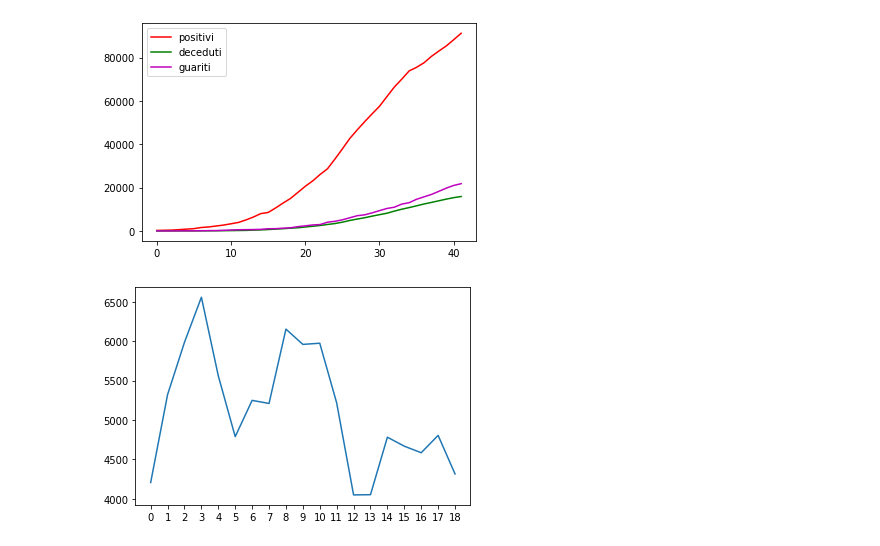
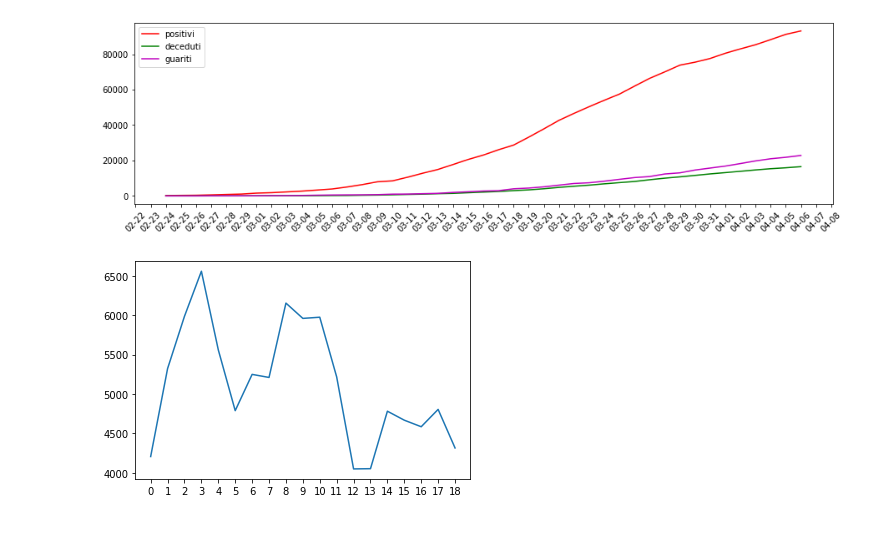
Before and after one commit to Bertonc98/BadCharts, a Jupyter notebook: covid_charts.ipynb, the cells around one changed output. Saved outputs shown, nothing was run; the diff lists cells and outputs as text; code cells hidden in the pictures.

Commit message:
Date on x axis

```diff
--- a/covid_charts.ipynb
+++ b/covid_charts.ipynb
@@ -5,6 +7,13 @@ import pandas as pd
 # %%
-csv = pd.read_csv('https://raw.githubusercontent.com/pcm-dpc/COVID-19/master/dati-andamento-nazionale/dpc-covid19-ita-andamento-nazionale.csv')
+
+csv = pd.read_csv('https://raw.githubusercontent.com/pcm-dpc/COVID-19/master/dati-andamento-nazionale/dpc-covid19-ita-andamento-nazionale.csv', error_bad_lines=False)
+
 date = csv['data']
 pos = csv['totale_positivi']
 dec = csv['deceduti']
 gua = csv['dimessi_guariti']
+# %%
+dates=csv['data']
+x_values = [d[:d.find('T')] for d in dates ]
+x_values = [datetime.datetime.strptime(d,"%Y-%m-%d").date() for d in x_values]
+x_values
@@ -11,12 +38,19 @@ gua = csv['dimessi_guariti']
 # %%
 #Plot dei dati con colori fuorvianti
-plt.plot(pos, 'r')
-plt.plot(dec, 'g')
-plt.plot(gua, 'm')
+plt.figure(figsize=(15,4))
+ax=plt.gca()
+formatter = mdates.DateFormatter("%m-%d")
+ax.xaxis.set_major_formatter(formatter)
+locator =mdates.DayLocator()
+ax.xaxis.set_major_locator(locator)
+plt.plot(x_values,pos, 'r')
+plt.xticks(rotation=45)
+plt.plot(x_values, dec, 'g')
+plt.plot(x_values, gua, 'm')
 plt.legend(['positivi', 'deceduti', 'guariti'])
 plt.show()
 # %% [output]
-[figure, old version]
+[figure, new version]
 # %%
 #Plot dei dati con asse y manipolato
 #Variazione dei casi positivi
```
Also changed, not shown: parts of 2 cells of this notebook, 1 other file.
